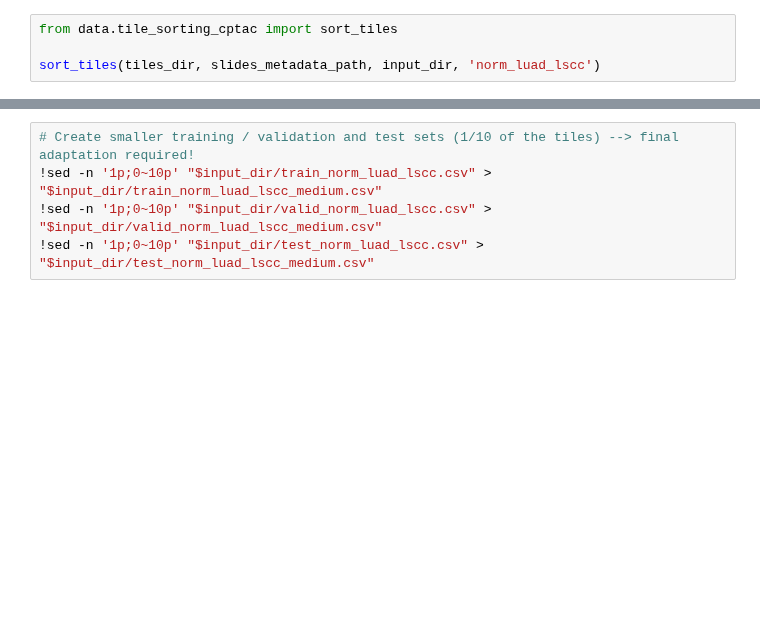
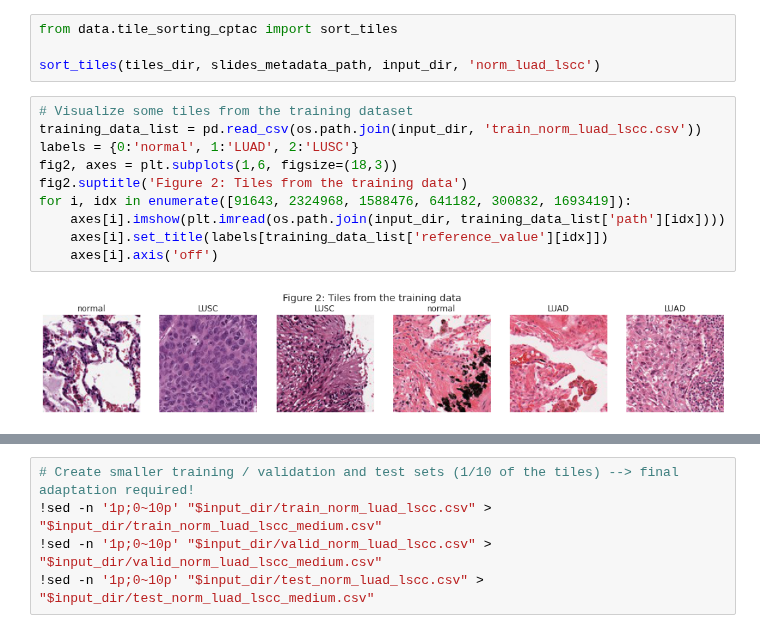
Before and after one commit to ImagingDataCommons/idc-pathomics-use-case-1, a Jupyter notebook: src/cptac-use-case.ipynb, the cells around one changed output, grey strips where cells are left out. Drawn from its saved outputs; the diff is of its cells as text; blank space fills up the shorter version.

```diff
--- a/src/cptac-use-case.ipynb
+++ b/src/cptac-use-case.ipynb
@@ -245,6 +253,18 @@ Operation completed over 1 objects/89.8 MiB.
 from data.tile_sorting_cptac import sort_tiles
 
 sort_tiles(tiles_dir, slides_metadata_path, input_dir, 'norm_luad_lscc')
+# %%
+# Visualize some tiles from the training dataset
+training_data_list = pd.read_csv(os.path.join(input_dir, 'train_norm_luad_lscc.csv'))
+labels = {0:'normal', 1:'LUAD', 2:'LUSC'}
+fig2, axes = plt.subplots(1,6, figsize=(18,3))
+fig2.suptitle('Figure 2: Tiles from the training data')
+for i, idx in enumerate([91643, 2324968, 1588476, 641182, 300832, 1693419]):
+    axes[i].imshow(plt.imread(os.path.join(input_dir, training_data_list['path'][idx])))
+    axes[i].set_title(labels[training_data_list['reference_value'][idx]])
+    axes[i].axis('off')
+# %% [output]
+[figure, added]
 # %%
 # How many tiles per patient (due to different size of slides)?
 patient_metadata = pd.read_csv(os.path.join(input_dir, 'patient_metadata.csv'))
```
Also changed, not shown: parts of 25 cells of this notebook, 3 other files.
